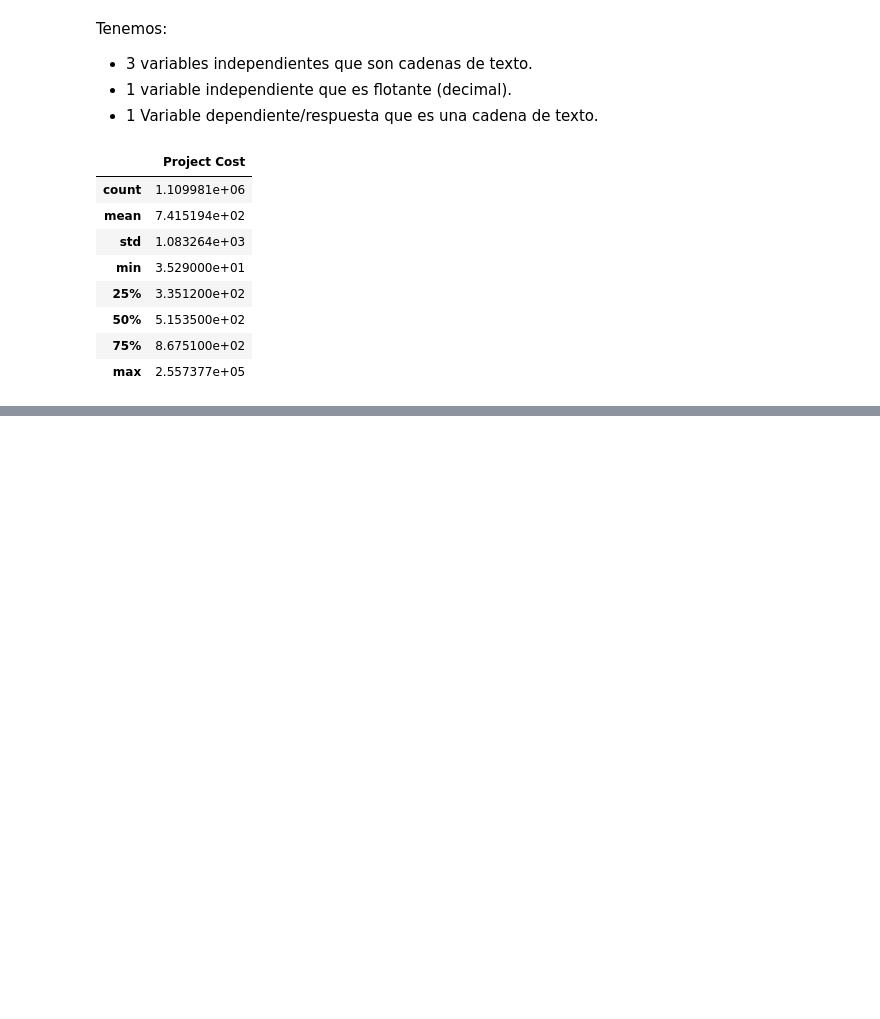
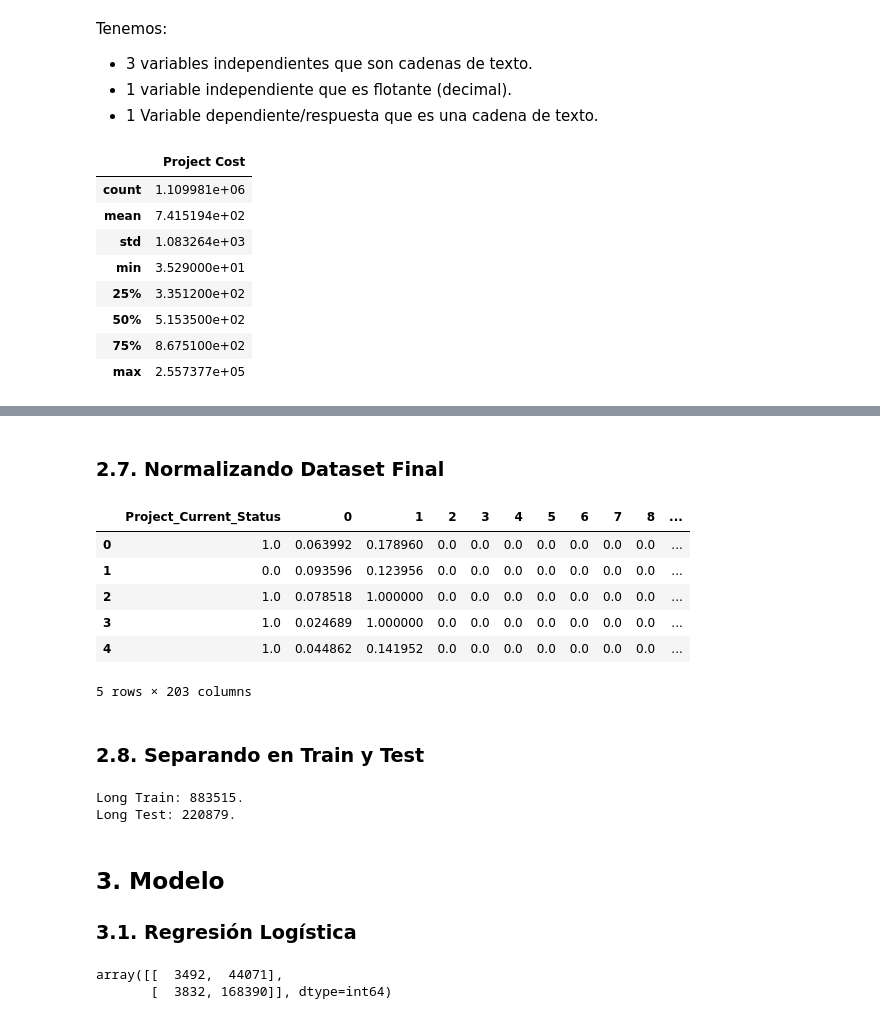
Before and after one commit to JManuelHaces/examen-final-pdcd, a Jupyter notebook: ExamenFinal.ipynb, the cells around one changed output, grey strips where cells are left out. Saved outputs shown, nothing was run; the diff lists cells and outputs as text; code cells hidden in the pictures; blank space fills up the shorter version.

```diff
--- a/ExamenFinal.ipynb
+++ b/ExamenFinal.ipynb
@@ -90,0 +359,9 @@ df.describe()
+# %%
+# Tomando las variables creadas en este apartado
+df_nuevo = df[['Project_Current_Status', 'Project_Cost', 'Project_Subject_Category_Tree_Freq']]
+
+# Uniendo las variables seleccionadas y la vectorización del description en el dataset final
+df_final = pd.concat([df_nuevo, my_tfidf], axis=1)
+df_final = df_final.astype(float)
+df_final.dropna(inplace=True)
+df_final.head()
@@ -90,0 +376,22 @@ df.describe()
+# %% [markdown]
+### 2.7. Normalizando Dataset Final
+# %%
+# Vector con la variable de respuesta
+y = df_final['Project_Current_Status']
+
+# Creando el objeto para normalizar
+norm = MinMaxScaler()
+# Entrenando y transformando
+df_esc = df_final.drop('Project_Current_Status', axis=1)
+scaled_df_final = norm.fit_transform(df_esc)
+scaled_df_final = pd.DataFrame(scaled_df_final)
+scaled_df_final = pd.concat([y, scaled_df_final], axis=1)
+scaled_df_final.head()
+# %% [output]
+|  | Project_Current_Status | 0 | 1 | 2 | 3 | 4 | 5 | 6 | 7 | 8 | ... |
+| 0 | 1.0 | 0.063992 | 0.178960 | 0.0 | 0.0 | 0.0 | 0.0 | 0.0 | 0.0 | 0.0 | ... |
+| 1 | 0.0 | 0.093596 | 0.123956 | 0.0 | 0.0 | 0.0 | 0.0 | 0.0 | 0.0 | 0.0 | ... |
+| 2 | 1.0 | 0.078518 | 1.000000 | 0.0 | 0.0 | 0.0 | 0.0 | 0.0 | 0.0 | 0.0 | ... |
+| 3 | 1.0 | 0.024689 | 1.000000 | 0.0 | 0.0 | 0.0 | 0.0 | 0.0 | 0.0 | 0.0 | ... |
+| 4 | 1.0 | 0.044862 | 0.141952 | 0.0 | 0.0 | 0.0 | 0.0 | 0.0 | 0.0 | 0.0 | ... |
+5 rows × 203 columns
@@ -90,0 +401,32 @@ df.describe()
+# %% [markdown]
+### 2.8. Separando en Train y Test
+# %%
+X_train, X_test, y_train, y_test = train_test_split(
+    scaled_df_final.drop('Project_Current_Status', axis=1),
+    scaled_df_final['Project_Current_Status'],
+    train_size=0.8,
+    random_state=42)
+
+print(f'Long Train: {len(X_train)}. \nLong Test: {len(X_test)}.')
+# %% [output]
+Long Train: 883515.
+Long Test: 220879.
+# %% [markdown]
+## 3. Modelo
+### 3.1. Regresión Logística
+# %%
+# Creando el Modelo
+model_lr = LogisticRegression()
+
+# Entrenando el Modelo
+model_lr.fit(X_train, y_train)
+
+# Predienciendo con nuestro Modelo
+y_pred = model_lr.predict(X_test)
+
+# Evaluamos qué tan bueno es nuestro modelo con una matriz de confusión
+matrix = confusion_matrix(y_test, y_pred)
+matrix
+# %% [output]
+array([[  3492,  44071],
+       [  3832, 168390]], dtype=int64)
```
Also changed, not shown: parts of 38 cells of this notebook, 25 other files.
